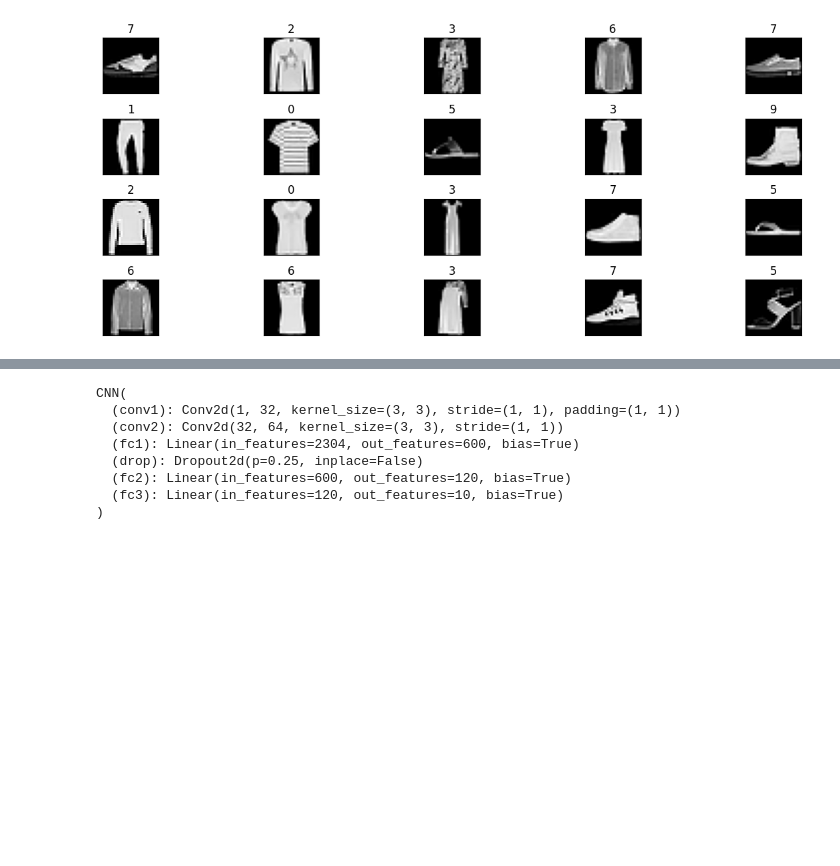
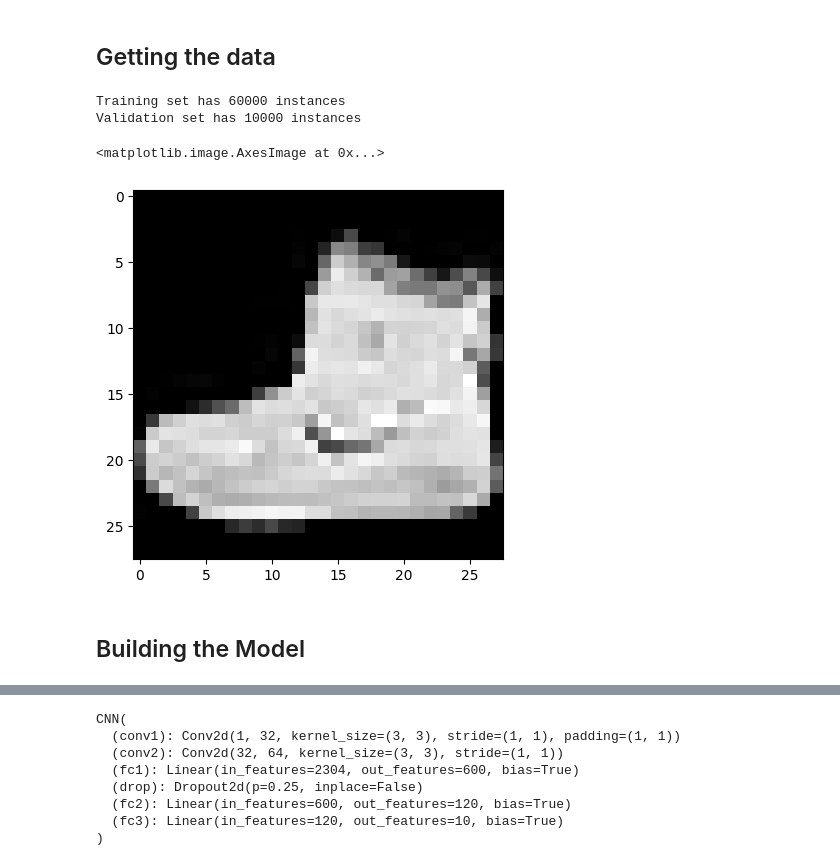
Before and after one commit to ParimiHarsha/FashionMNIST-Classification, a Jupyter notebook: FashionMNIST_classification.ipynb, the cells around one changed output, grey strips where cells are left out. Drawn from its saved outputs; the diff is of its cells as text; code cells hidden in the pictures; blank space fills up the shorter version.

Commit message:
Optimized the model

```diff
--- a/FashionMNIST_classification.ipynb
+++ b/FashionMNIST_classification.ipynb
@@ -53,24 +26,50 @@ Extracting ./data/MNIST/raw/t10k-labels-idx1-ubyte.gz to ./data/MNIST/raw
+# %% [markdown]
+## Getting the data
 # %%
 # Define a transform to normalize the data
+
 transform = transforms.Compose(
     [transforms.ToTensor(), transforms.Normalize((0.5,), (0.5,))]
 )
-# Download the train and test data
-trainset = datasets.FashionMNIST(
-    "~/.pytorch/F_MNIST_data/", download=True, train=True, transform=transform
-)
-testset = datasets.FashionMNIST(
-    "~/.pytorch/F_MNIST_data/", download=True, train=False, transform=transform
-)
 
-# Validation Set
-index = list(range(len(trainset)))
-np.random.shuffle(index)
-validation_split = int(np.floor(0.2 * len(trainset)))
-train = SubsetRandomSampler(index[:validation_split])
-validation = SubsetRandomSampler(index[validation_split:])
+def load_data(data_dir="./fmnist_data"):
+    # Download the train and test data
+    trainset = datasets.FashionMNIST(
+        data_dir, download=True, train=True, transform=transform
+    )
+    valset = datasets.FashionMNIST(
+        data_dir, download=True, train=False, transform=transform
+    )
 
+    return trainset, valset,
 
+trainset, valset = load_data()
 # Data Loader
 trainloader = torch.utils.data.DataLoader(trainset, batch_size=100, shuffle=True)
-testloader = torch.utils.data.DataLoader(testset, batch_size=100, shuffle=True)
+testloader = torch.utils.data.DataLoader(valset, batch_size=100, shuffle=True)
+
+# Labels in the data and their corresponding integer mapping
+label_mapping = {
+    0: "T-shirt/Top",
+    1: "Trouser",
+    2: "Pullover",
+    3: "Dress",
+    4: "Coat",
+    5: "Sandal",
+    6: "Shirt",
+    7: "Sneaker",
+    8: "Bag",
+    9: "Ankle Boot",
+}
+
+# Report split sizes
+print("Training set has {} instances".format(len(trainset)))
+print("Validation set has {} instances".format(len(valset)))
+
+#Plotting the image
+plt.imshow(trainset[0][0][0], cmap='gray')
+# %% [output]
+Training set has 60000 instances
+Validation set has 10000 instances
+<matplotlib.image.AxesImage at 0x...>
+[figure, added]
@@ -90,11 +76,2 @@ label_mapping = {
-# %%
-iterator = iter(trainloader)
-images, labels = next(iter(trainloader))
-fig = plt.figure(figsize=(15, 5))
-for id in np.arange(20):
-    ax = fig.add_subplot(4, 20//4, id+1, xticks=[], yticks=[])
-    ax.imshow(np.squeeze(images[id]), cmap='gray')
-    ax.set_title(labels[id].item())
-    fig.tight_layout()
-# %% [output]
-[figure, removed]
+# %% [markdown]
+## Building the Model
```
Also changed, not shown: parts of 17 cells of this notebook, 21 other files.
